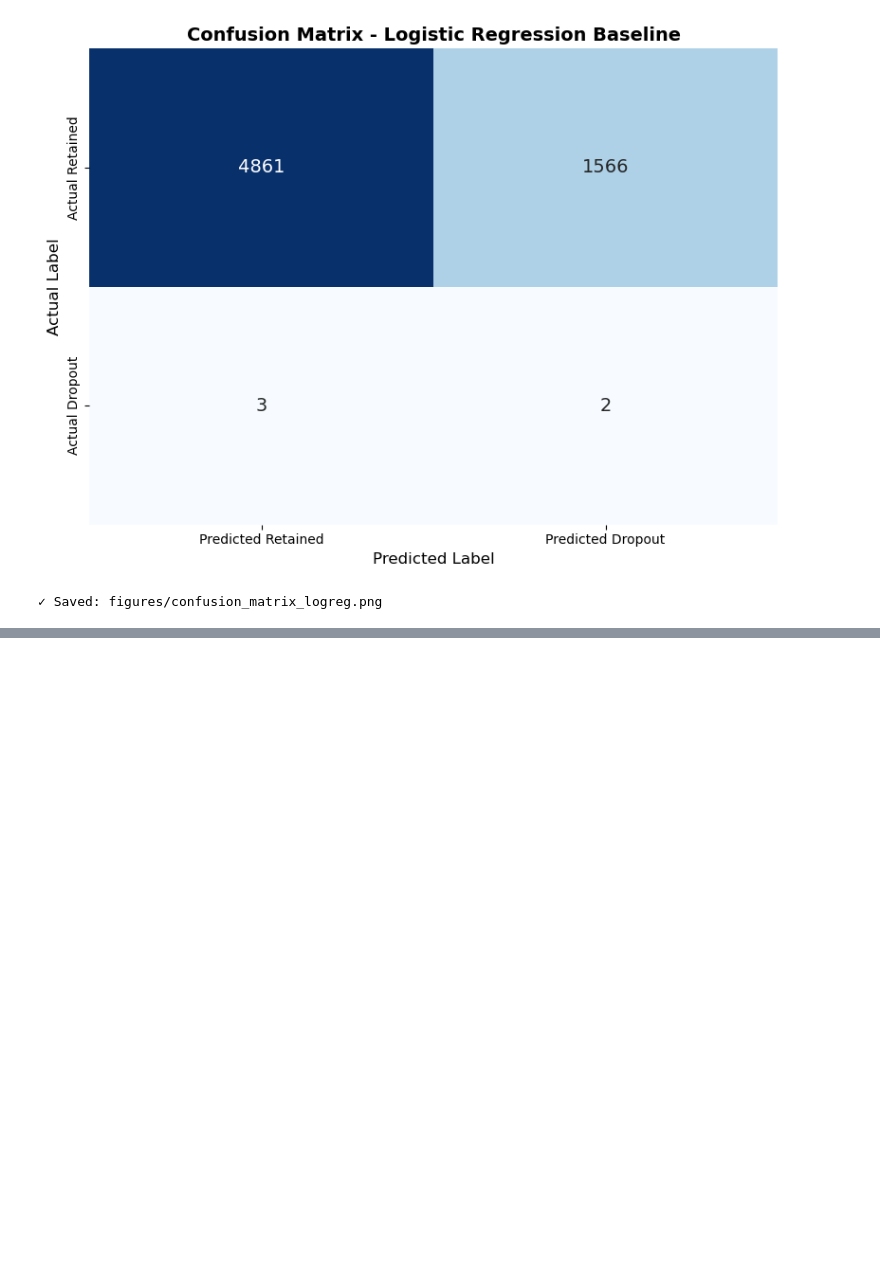
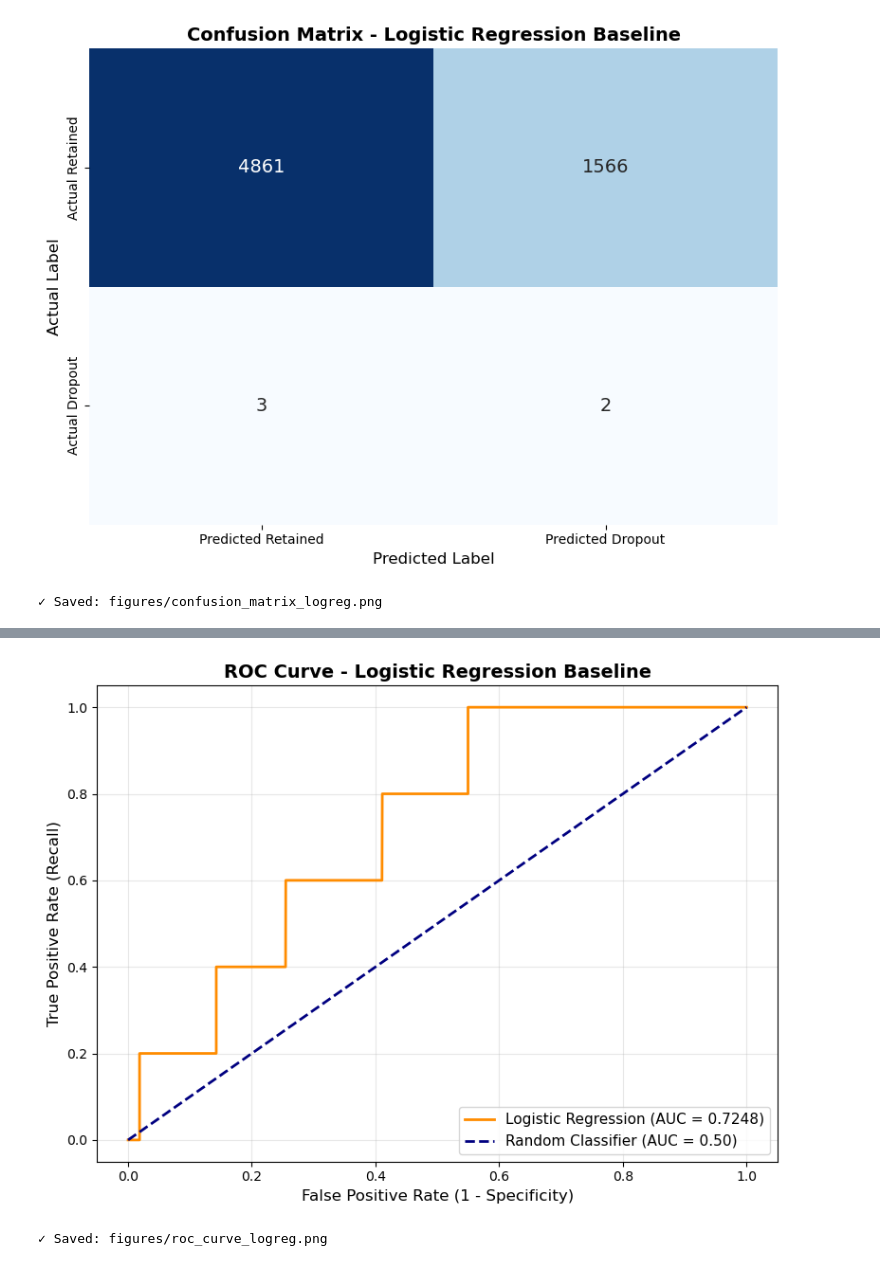
Before and after one commit to Daniellamuli/Phase-5-HIV-Care-Gap-AI, a Jupyter notebook: notebooks/06_model_2_dropout_prediction.ipynb, the cells around one changed output, grey strips where cells are left out. Drawn from its saved outputs; the diff is of its cells as text; code cells hidden in the pictures; blank space fills up the shorter version.

Commit message:
feat: add ROC curve with AUC visualization

```diff
--- a/notebooks/06_model_2_dropout_prediction.ipynb
+++ b/notebooks/06_model_2_dropout_prediction.ipynb
@@ -313,0 +318,32 @@ print("✓ Saved: figures/confusion_matrix_logreg.png")
+# %%
+# Cell 12: ROC Curve
+fpr, tpr, _ = roc_curve(y_test, y_pred_proba)
+
+plt.figure(figsize=(8, 6))
+plt.plot(
+    fpr,
+    tpr,
+    color="darkorange",
+    lw=2,
+    label=f"Logistic Regression (AUC = {auc_score:.4f})",
+)
+plt.plot(
+    [0, 1],
+    [0, 1],
+    color="navy",
+    lw=2,
+    linestyle="--",
+    label="Random Classifier (AUC = 0.50)",
+)
+plt.xlabel("False Positive Rate (1 - Specificity)", fontsize=12)
+plt.ylabel("True Positive Rate (Recall)", fontsize=12)
+plt.title("ROC Curve - Logistic Regression Baseline", fontweight="bold", fontsize=14)
+plt.legend(loc="lower right", fontsize=11)
+plt.grid(alpha=0.3)
+plt.tight_layout()
+plt.savefig("../figures/roc_curve_logreg.png", dpi=300, bbox_inches="tight")
+plt.show()
+print("✓ Saved: figures/roc_curve_logreg.png")
+# %% [output]
+[figure, added]
+✓ Saved: figures/roc_curve_logreg.png
```
Also changed, not shown: parts of 1 cell of this notebook, 1 other file.
